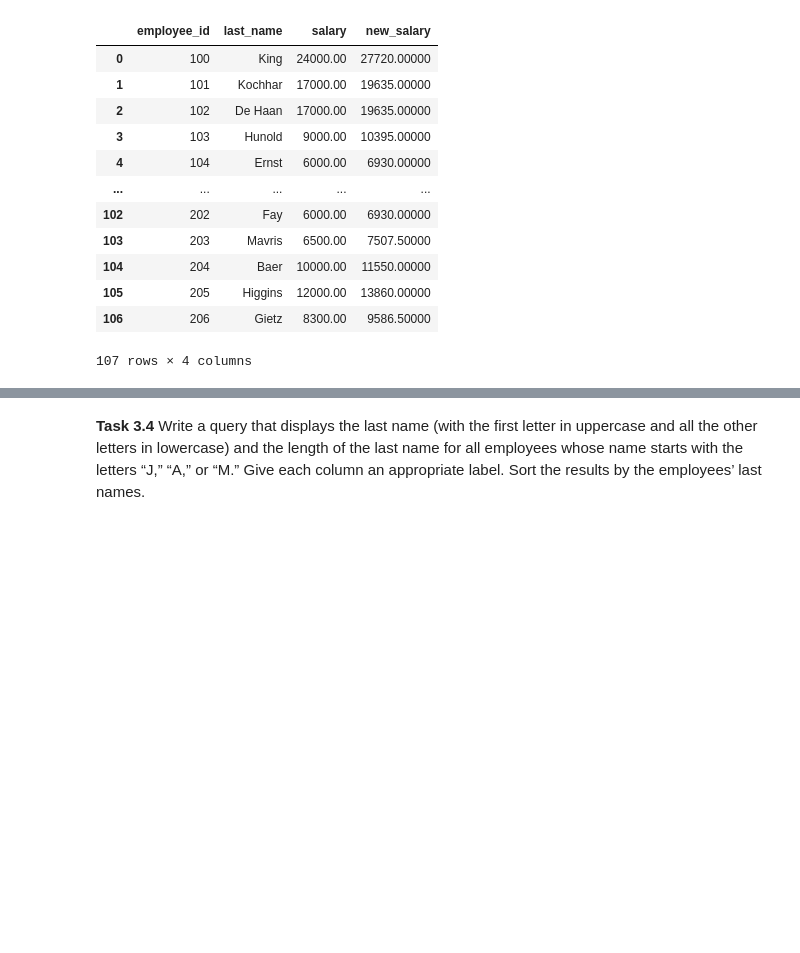
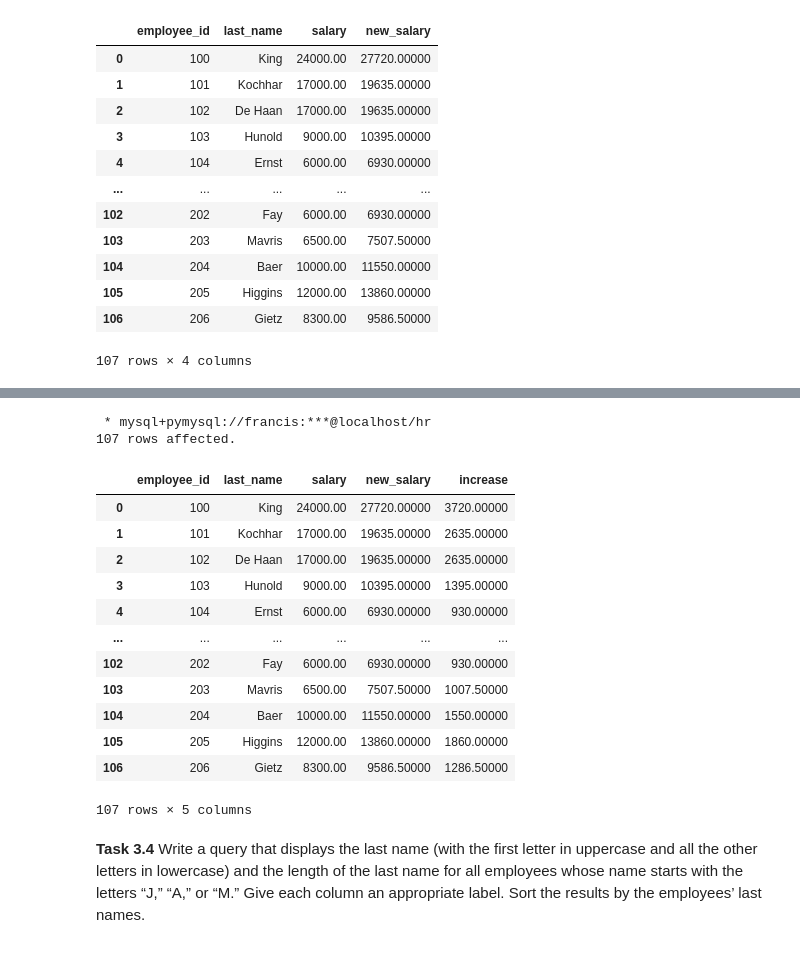
Before and after one commit to Ckodrad/CM3010-Database-Labs, a Jupyter notebook: Labs/MySQL Hand-On Lab.ipynb, the cells around one changed output, grey strips where cells are left out. Drawn from its saved outputs; the diff is of its cells as text; code cells hidden in the pictures; blank space fills up the shorter version.

```diff
--- a/Labs/MySQL Hand-On Lab.ipynb
+++ b/Labs/MySQL Hand-On Lab.ipynb
@@ -300,3 +296,23 @@ SELECT employee_id, last_name, salary, salary * 1.155 AS new_salary FROM employe
+# %%
+%%sql
+# Insert Your Code Here
+SELECT employee_id, last_name, salary, salary * 1.155 AS new_salary, (salary*1.155 - salary) as increase FROM employees
+# %% [output]
+ * mysql+pymysql://francis:***@localhost/hr
+107 rows affected.
+|  | employee_id | last_name | salary | new_salary | increase |
+| 0 | 100 | King | 24000.00 | 27720.00000 | 3720.00000 |
+| 1 | 101 | Kochhar | 17000.00 | 19635.00000 | 2635.00000 |
+| 2 | 102 | De Haan | 17000.00 | 19635.00000 | 2635.00000 |
+| 3 | 103 | Hunold | 9000.00 | 10395.00000 | 1395.00000 |
+| 4 | 104 | Ernst | 6000.00 | 6930.00000 | 930.00000 |
+| ... | ... | ... | ... | ... | ... |
+| 102 | 202 | Fay | 6000.00 | 6930.00000 | 930.00000 |
+| 103 | 203 | Mavris | 6500.00 | 7507.50000 | 1007.50000 |
+| 104 | 204 | Baer | 10000.00 | 11550.00000 | 1550.00000 |
+| 105 | 205 | Higgins | 12000.00 | 13860.00000 | 1860.00000 |
+| 106 | 206 | Gietz | 8300.00 | 9586.50000 | 1286.50000 |
+107 rows × 5 columns
 # %% [markdown]
 **Task 3.4** Write a query that displays the last name (with the first letter in uppercase and all the
 other letters in lowercase) and the length of the last name for all employees whose name starts with the letters “J,” “A,” or “M.” Give each column an appropriate label. Sort the results by the employees’ last names.
```
Also changed, not shown: parts of 4 cells of this notebook.
